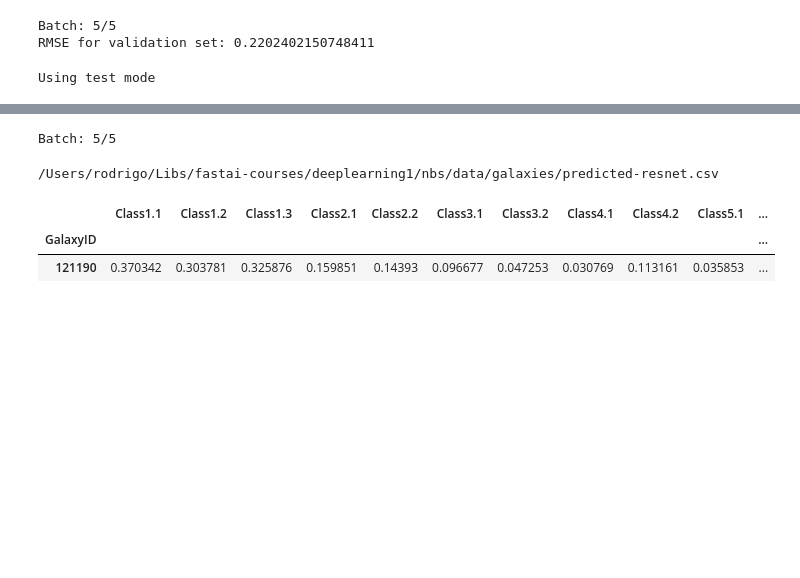
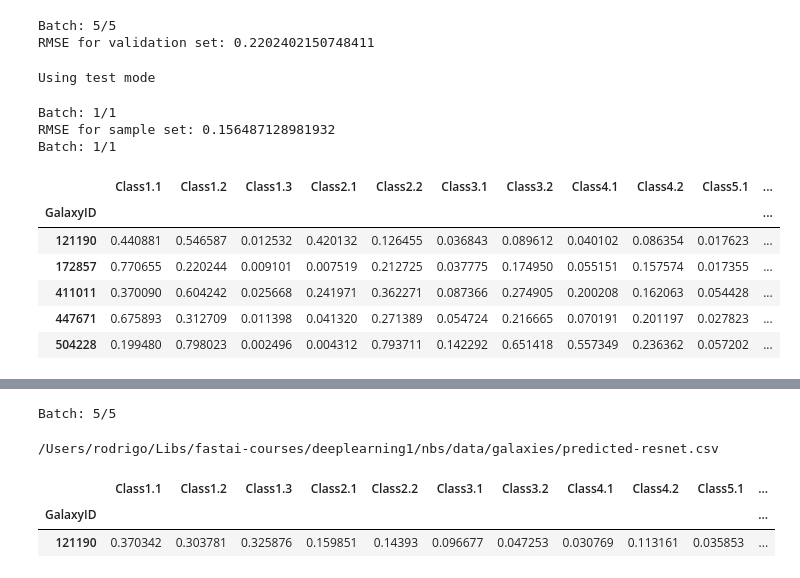
Before and after one commit to recastrodiaz/courses, a Jupyter notebook: deeplearning1/nbs/galaxies-kaggle.ipynb, the cells around one changed output, grey strips where cells are left out. Saved outputs shown, nothing was run; the diff lists cells and outputs as text; code cells hidden in the pictures; blank space fills up the shorter version.

```diff
--- a/deeplearning1/nbs/galaxies-kaggle.ipynb
+++ b/deeplearning1/nbs/galaxies-kaggle.ipynb
@@ -25,9 +25,9 @@ def show(img):
 # display all dataframe columns
 pd.options.display.max_columns = 50
 # %%
-# train_dir = "train"
-train_dir = "sample"
-use_cuda = False
-batch_size = 2
+train_dir = "train"
+# train_dir = "sample"
+use_cuda = True
+batch_size = 64
 print('Using CUDA:', use_cuda)
 # %% [output]
@@ -48,6 +48,7 @@ importlib.reload(imagedataset)
 traindir = os.path.join(data_path, train_dir )
 valdir = os.path.join(data_path, 'valid')
 testdir = os.path.join(data_path, 'test')
+sampledir = os.path.join(data_path, 'sample')
 
 targets = dataframe_from_csv();
 num_classes = len(targets.columns)
@@ -57,3 +58,6 @@ def get_data_loader(dirname, shuffle=True, batch_size = 64, test_mode = False):
     image_dataset = ImageDataset(dirname, targets, test_mode)
     return torch.utils.data.DataLoader(image_dataset, batch_size=batch_size,
                                        shuffle=shuffle, pin_memory=use_cuda), image_dataset
+
+sample_loader, sample_dataset = get_data_loader(sampledir, batch_size=batch_size)
+print('Images in sample folder:', len(sample_dataset))
@@ -253,3 +270,23 @@ def save_kaggle_predictions(loader):
     all_predictions_df = predict(loader)
     all_predictions_df.to_csv(data_path + "predicted-resnet.csv")
     return all_predictions_df
+# %%
+model.eval()
+print('RMSE for sample set: {}'.format(get_error(sample_loader)))
+predictions_sample_df = predict(sample_loader)
+sample_ids = [121190, 172857, 411011, 447671, 504228]
+# %% [output]
+Batch: 1/1
+RMSE for sample set: 0.156487128981932
+Batch: 1/1
+# %%
+# Predicted
+predictions_sample_df.loc[sample_ids]
+# %% [output]
+|  | Class1.1 | Class1.2 | Class1.3 | Class2.1 | Class2.2 | Class3.1 | Class3.2 | Class4.1 | Class4.2 | Class5.1 | ... |
+| GalaxyID |  |  |  |  |  |  |  |  |  |  | ... |
+| 121190 | 0.440881 | 0.546587 | 0.012532 | 0.420132 | 0.126455 | 0.036843 | 0.089612 | 0.040102 | 0.086354 | 0.017623 | ... |
+| 172857 | 0.770655 | 0.220244 | 0.009101 | 0.007519 | 0.212725 | 0.037775 | 0.174950 | 0.055151 | 0.157574 | 0.017355 | ... |
+| 411011 | 0.370090 | 0.604242 | 0.025668 | 0.241971 | 0.362271 | 0.087366 | 0.274905 | 0.200208 | 0.162063 | 0.054428 | ... |
+| 447671 | 0.675893 | 0.312709 | 0.011398 | 0.041320 | 0.271389 | 0.054724 | 0.216665 | 0.070191 | 0.201197 | 0.027823 | ... |
+| 504228 | 0.199480 | 0.798023 | 0.002496 | 0.004312 | 0.793711 | 0.142292 | 0.651418 | 0.557349 | 0.236362 | 0.057202 | ... |
```
Also changed, not shown: parts of 6 cells of this notebook.
